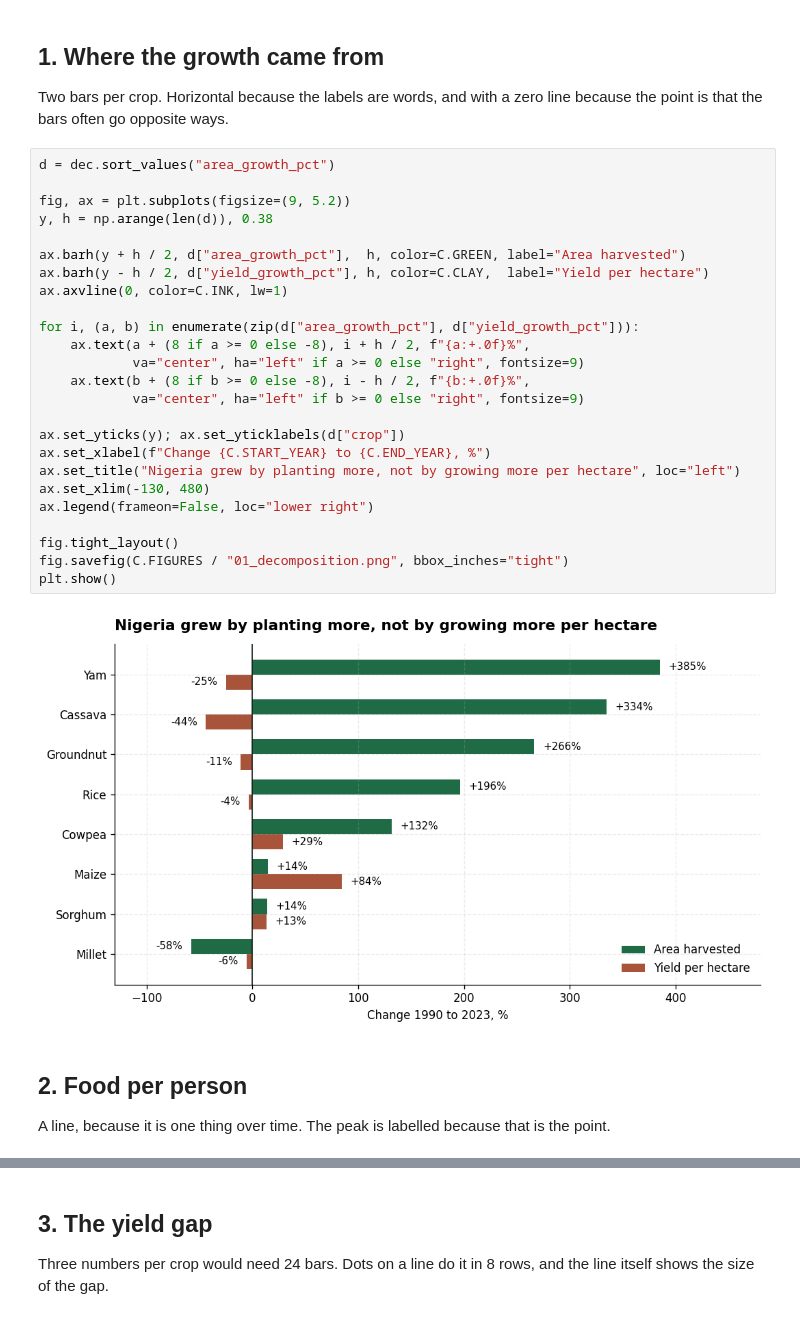
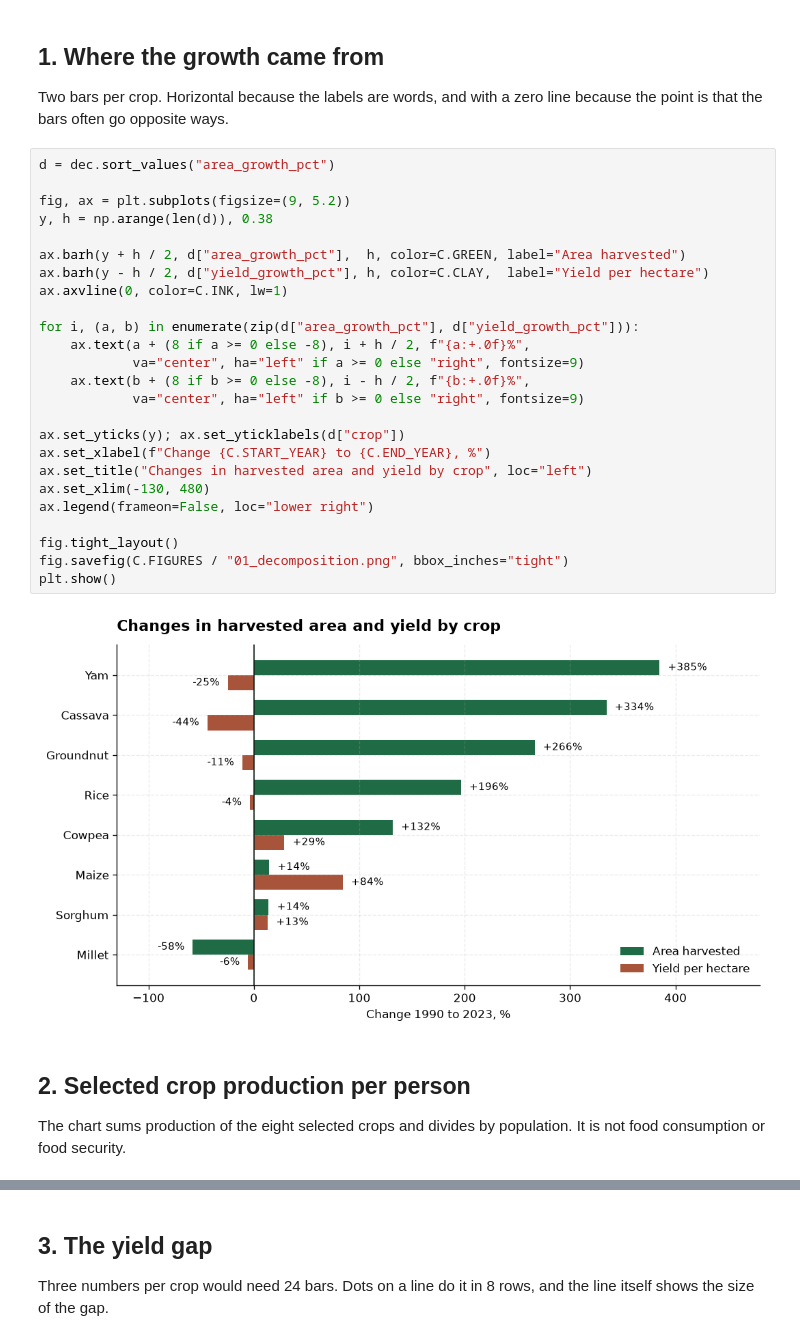
Before and after one commit to HalimatFakorede/nigeria-yield-gap, a Jupyter notebook: notebooks/06_figures.ipynb, the cells around one changed output, grey strips where cells are left out. Cells and saved outputs as stored; diff of their text form.

```diff
--- a/notebooks/06_figures.ipynb
+++ b/notebooks/06_figures.ipynb
@@ -29,35 +29,34 @@ the point is that the bars often go opposite ways.
 # %%
 d = dec.sort_values("area_growth_pct")
 
 fig, ax = plt.subplots(figsize=(9, 5.2))
 y, h = np.arange(len(d)), 0.38
 
 ax.barh(y + h / 2, d["area_growth_pct"],  h, color=C.GREEN, label="Area harvested")
 ax.barh(y - h / 2, d["yield_growth_pct"], h, color=C.CLAY,  label="Yield per hectare")
 ax.axvline(0, color=C.INK, lw=1)
 
 for i, (a, b) in enumerate(zip(d["area_growth_pct"], d["yield_growth_pct"])):
     ax.text(a + (8 if a >= 0 else -8), i + h / 2, f"{a:+.0f}%",
             va="center", ha="left" if a >= 0 else "right", fontsize=9)
     ax.text(b + (8 if b >= 0 else -8), i - h / 2, f"{b:+.0f}%",
             va="center", ha="left" if b >= 0 else "right", fontsize=9)
 
 ax.set_yticks(y); ax.set_yticklabels(d["crop"])
 ax.set_xlabel(f"Change {C.START_YEAR} to {C.END_YEAR}, %")
-ax.set_title("Nigeria grew by planting more, not by growing more per hectare", loc="left")
+ax.set_title("Changes in harvested area and yield by crop", loc="left")
 ax.set_xlim(-130, 480)
 ax.legend(frameon=False, loc="lower right")
 
 fig.tight_layout()
 fig.savefig(C.FIGURES / "01_decomposition.png", bbox_inches="tight")
 plt.show()
 # %% [output]
-[figure, old version]
+[figure, new version]
 # %% [markdown]
-## 2. Food per person
+## 2. Selected crop production per person
 
-A line, because it is one thing over time. The peak is labelled because that is the
-point.
+The chart sums production of the eight selected crops and divides by population. It is not food consumption or food security.
 # %%
 fig, ax = plt.subplots(figsize=(9, 4.8))
 ax.plot(per_cap["year"], per_cap["kg_per_person"], color=C.GREEN, lw=2.4)
```
Also changed, not shown: parts of 7 cells of this notebook, 5 other files.
